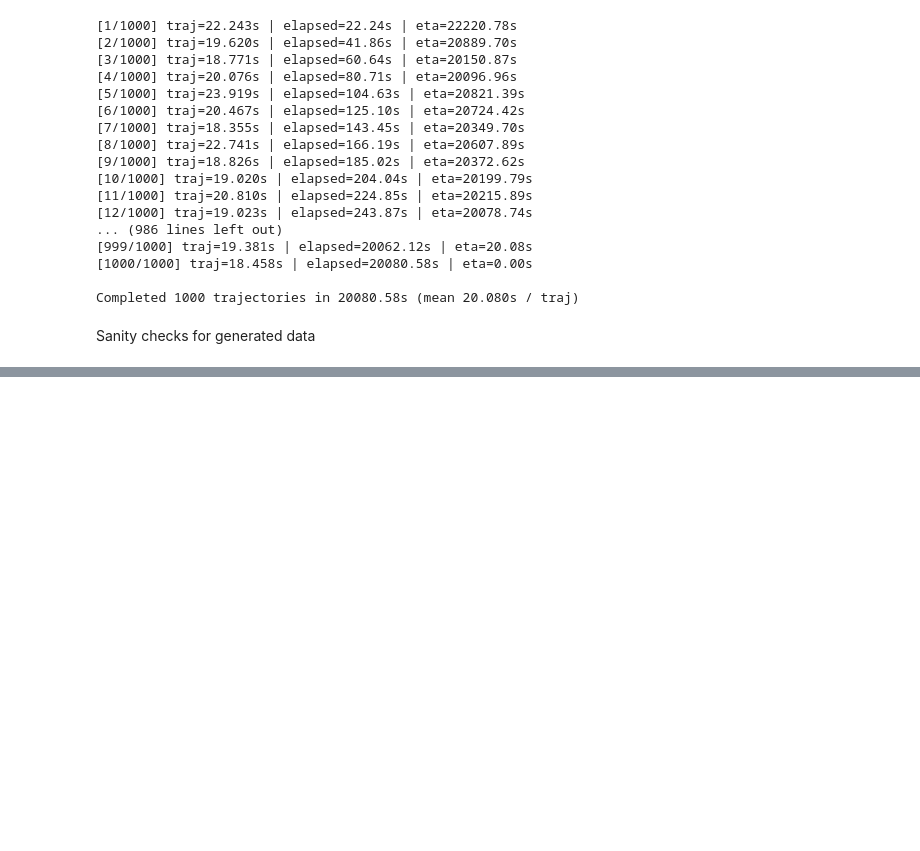
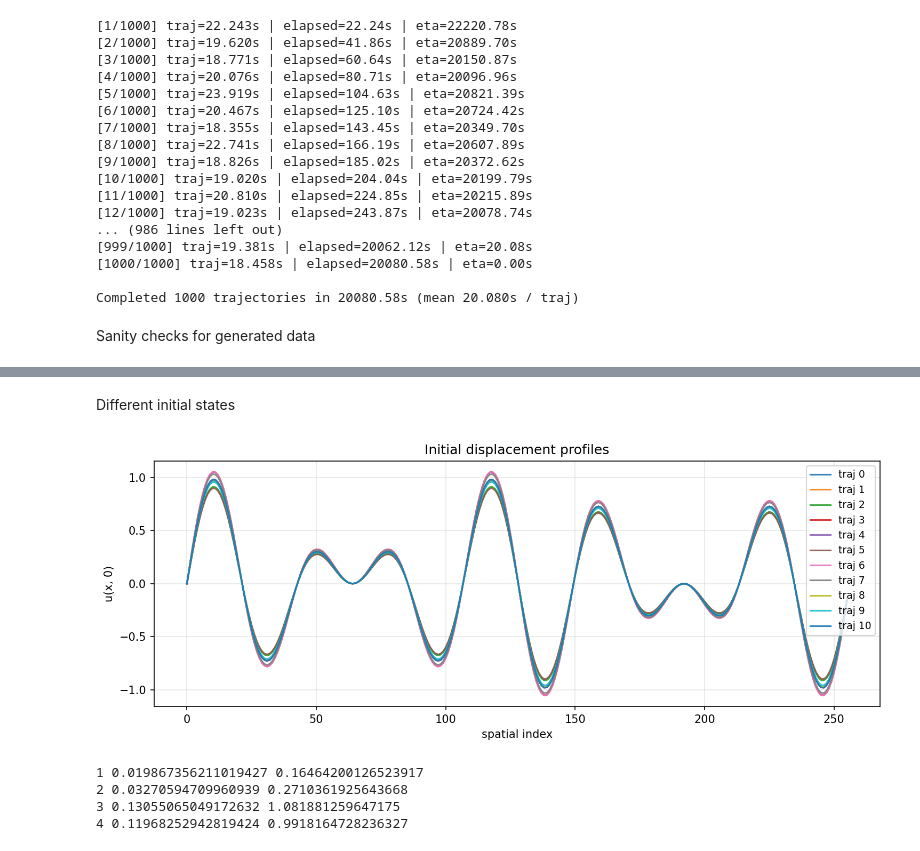
Before and after one commit to SOLARIS-JHU/controlgym, a Jupyter notebook: nonlinearPDE_data_gen.ipynb, the cells around one changed output, grey strips where cells are left out. Saved outputs shown, nothing was run; the diff lists cells and outputs as text; code cells hidden in the pictures; blank space fills up the shorter version.

```diff
--- a/nonlinearPDE_data_gen.ipynb
+++ b/nonlinearPDE_data_gen.ipynb
@@ -966,0 +986,32 @@ with tempfile.TemporaryDirectory() as tmpdir:
+# %% [markdown]
+Different initial states
+# %%
+# n_half = init_states.shape[-1] // 2
+# x = np.arange(n_half)
+
+x = np.arange(init_states.shape[-1])
+
+plt.figure(figsize=(10, 4), dpi=150)
+for idx in range(min(11, init_states.shape[0])):
+    u0 = init_states[idx, 0, :]   # only displacement part
+    plt.plot(x, u0, linewidth=1.5, alpha=0.9, label=f"traj {idx}")
+
+plt.xlabel("spatial index")
+plt.ylabel("u(x, 0)")
+plt.title("Initial displacement profiles")
+plt.grid(True, alpha=0.3)
+plt.legend(fontsize=9)
+plt.tight_layout()
+# plt.xlim(n_half//2 - 20, n_half//2 + 20)
+plt.show()
+# %% [output]
+[figure, added]
+# %%
+for idx in range(1, min(5, init_states.shape[0])):
+    d = init_states[idx, 0] - init_states[0, 0]
+    print(idx, np.max(np.abs(d)), np.linalg.norm(d))
+# %% [output]
+1 0.019867356211019427 0.16464200126523917
+2 0.03270594709960939 0.2710361925643668
+3 0.13055065049172632 1.081881259647175
+4 0.11968252942819424 0.9918164728236327
```
Also changed, not shown: parts of 4 cells of this notebook, 2 other files.
